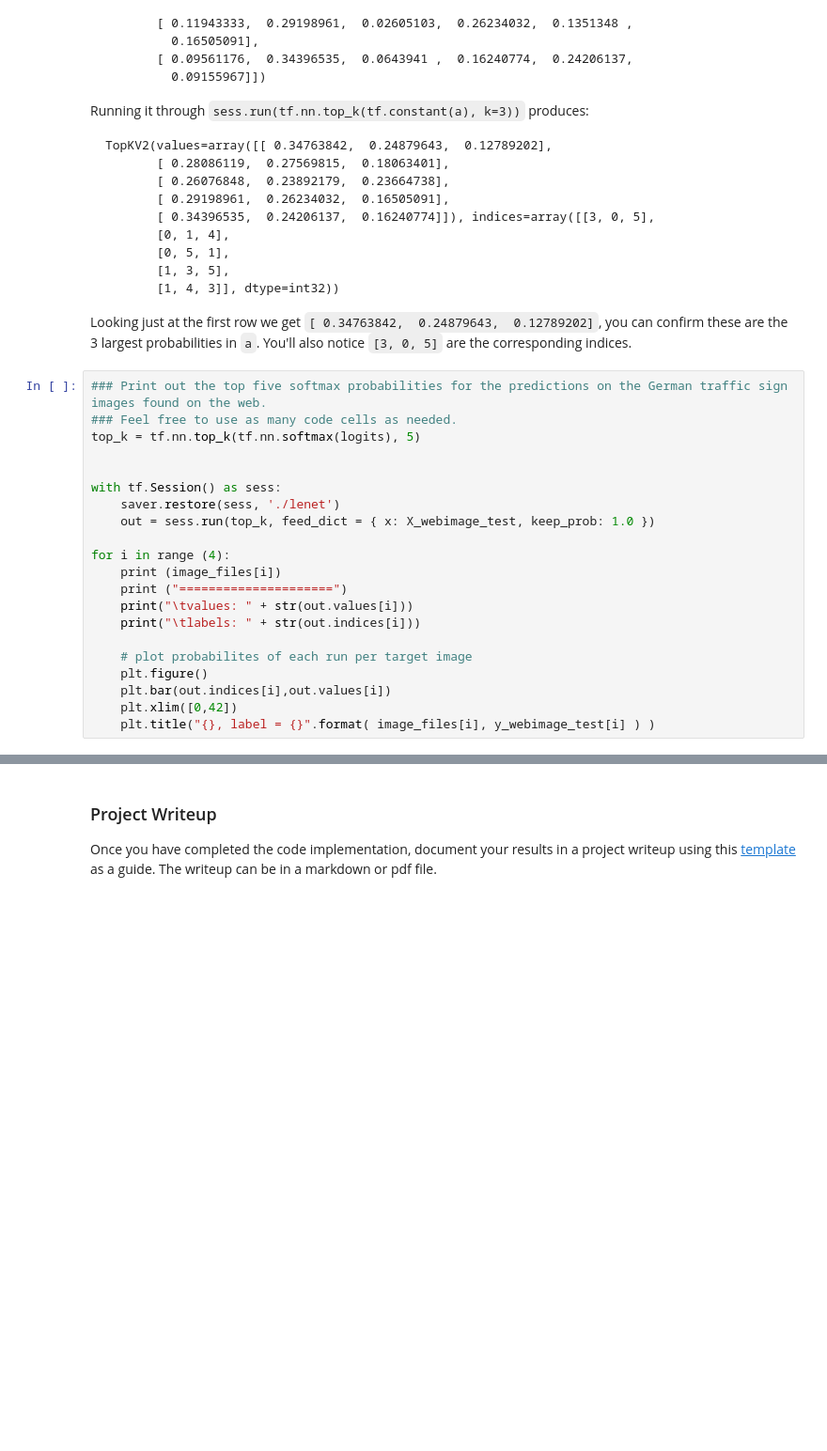
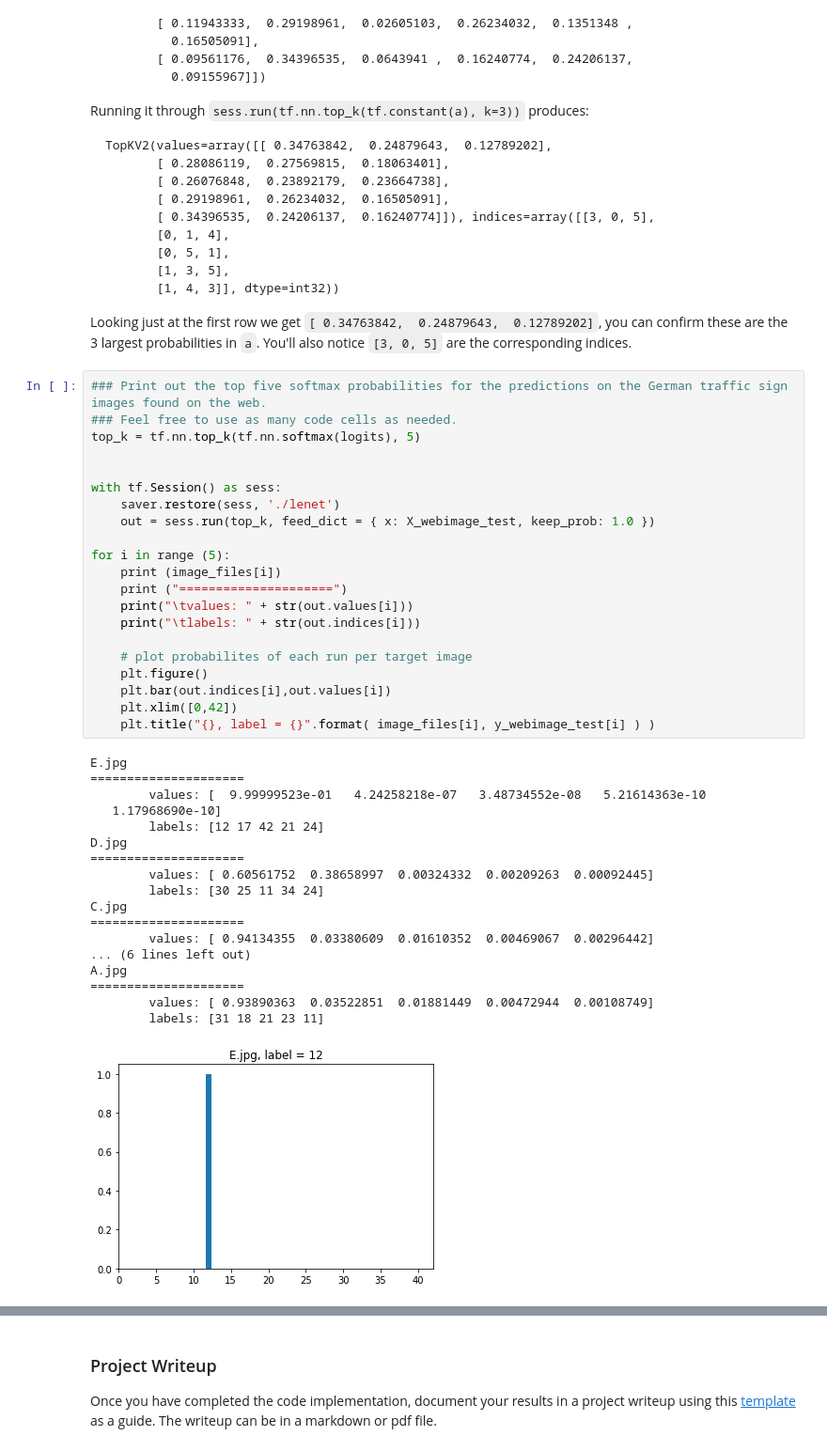
Before and after one commit to cwcentral/CarND-Traffic-Sign-Classifier-Project, a Jupyter notebook: Traffic_Sign_Classifier.ipynb, the cells around one changed output, grey strips where cells are left out. Shown: that part at 94% size. Drawn from its saved outputs; the diff is of its cells as text; blank space fills up the shorter version.

```diff
--- a/Traffic_Sign_Classifier.ipynb
+++ b/Traffic_Sign_Classifier.ipynb
@@ -673,21 +670,40 @@ Looking just at the first row we get `[ 0.34763842,  0.24879643,  0.12789202]`,
 # %%
 ### Print out the top five softmax probabilities for the predictions on the German traffic sign images found on the web.
 ### Feel free to use as many code cells as needed.
 top_k = tf.nn.top_k(tf.nn.softmax(logits), 5)
 
 
 with tf.Session() as sess:
     saver.restore(sess, './lenet')
     out = sess.run(top_k, feed_dict = { x: X_webimage_test, keep_prob: 1.0 })
 
-for i in range (4):
+for i in range (5):
     print (image_files[i])
     print ("=====================")
     print("\tvalues: " + str(out.values[i]))
     print("\tlabels: " + str(out.indices[i]))
 
     # plot probabilites of each run per target image
     plt.figure()
     plt.bar(out.indices[i],out.values[i])
     plt.xlim([0,42])
     plt.title("{}, label = {}".format( image_files[i], y_webimage_test[i] ) )
+# %% [output]
+E.jpg
+=====================
+        values: [  9.99999523e-01   4.24258218e-07   3.48734552e-08   5.21614363e-10
+   1.17968690e-10]
+        labels: [12 17 42 21 24]
+D.jpg
+=====================
+        values: [ 0.60561752  0.38658997  0.00324332  0.00209263  0.00092445]
+        labels: [30 25 11 34 24]
+C.jpg
+=====================
+        values: [ 0.94134355  0.03380609  0.01610352  0.00469067  0.00296442]
+... (6 lines left out)
+A.jpg
+=====================
+        values: [ 0.93890363  0.03522851  0.01881449  0.00472944  0.00108749]
+        labels: [31 18 21 23 11]
+[figure, added]
```
Also changed, not shown: parts of 13 cells of this notebook, 4 other files.
